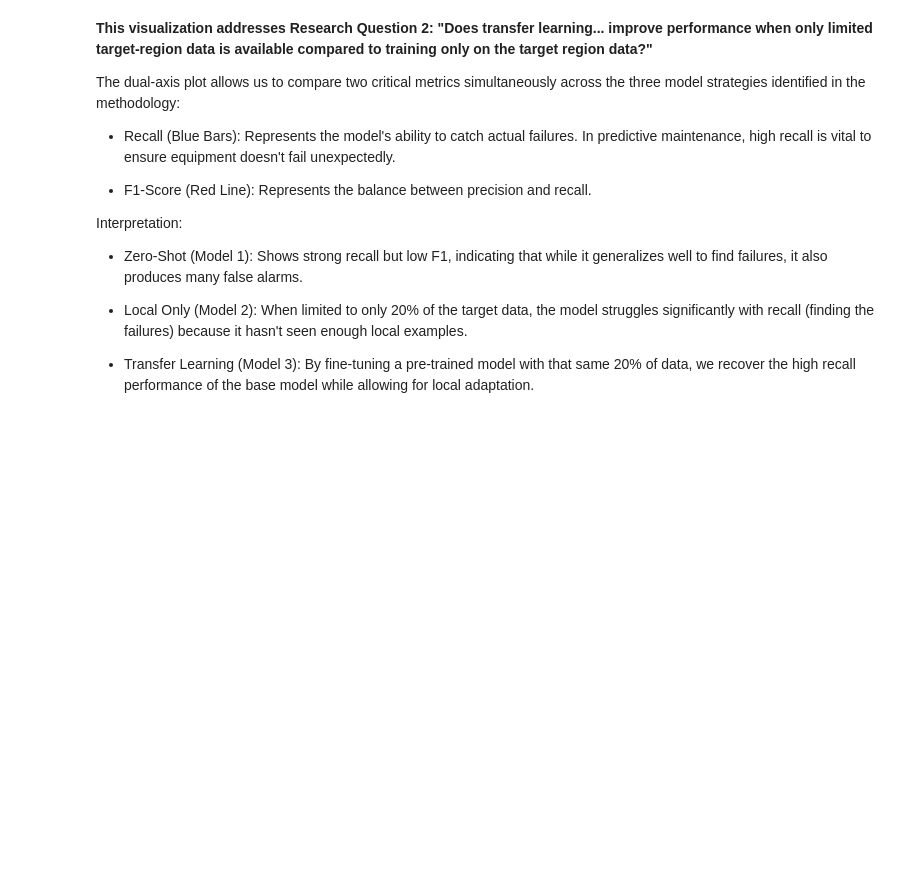
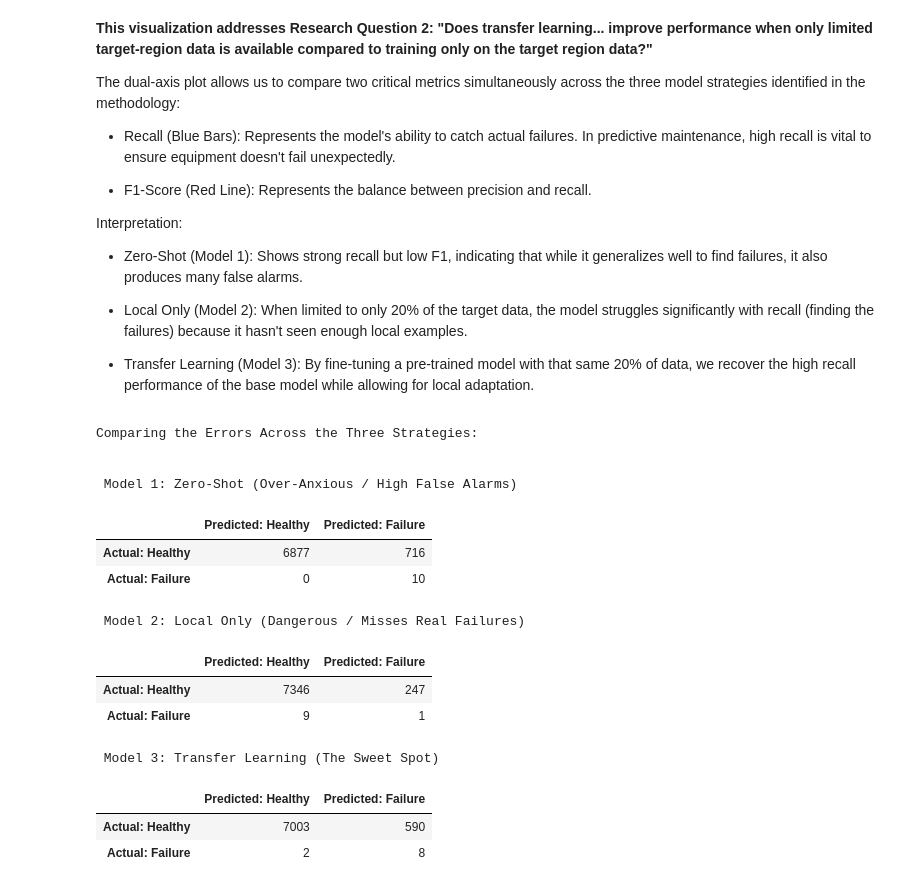
Before and after one commit to DGLRME-20-27-66/ME---Machine-Failure-NN, a Jupyter notebook: CODE Machine Failure ME NN.ipynb, the cells around one changed output. Drawn from its saved outputs; the diff is of its cells as text; code cells hidden in the pictures; blank space fills up the shorter version.

```diff
--- a/CODE Machine Failure ME NN.ipynb
+++ b/CODE Machine Failure ME NN.ipynb
@@ -758,3 +1044,56 @@ Interpretation:
 - Local Only (Model 2): When limited to only 20% of the target data, the model struggles significantly with recall (finding the failures) because it hasn't seen enough local examples.
 
 - Transfer Learning (Model 3): By fine-tuning a pre-trained model with that same 20% of data, we recover the high recall performance of the base model while allowing for local adaptation.
+# %%
+
+def highlight_errors(df):
+    styles = pd.DataFrame('', index=df.index, columns=df.columns)
+    error_style = 'background-color: #ffcccc; color: black;'
+
+    # Highlight False Positives and False Negatives
+    styles.iloc[0, 1] = error_style
+    styles.iloc[1, 0] = error_style
+    return styles
+
+
+def display_model_cm(model, model_name):
+    model.eval()
+    with torch.no_grad():
+        preds = (torch.sigmoid(model(X_tar_test_t)) >= 0.5).cpu().numpy().astype(int)
+
+    cm = confusion_matrix(y_target_test, preds)
+
+    cm_df = pd.DataFrame(
+        cm,
+        index=['Actual: Healthy', 'Actual: Failure'],
+        columns=['Predicted: Healthy', 'Predicted: Failure']
+    )
+
+
+    styled_cm = cm_df.style.apply(highlight_errors, axis=None).set_properties()
+
+    print(f"\n {model_name}")
+    display(styled_cm)
+
+
+print("Comparing the Errors Across the Three Strategies:\n")
+
+display_model_cm(base_model, "Model 1: Zero-Shot (Over-Anxious / High False Alarms)")
+display_model_cm(local_model, "Model 2: Local Only (Dangerous / Misses Real Failures)")
+display_model_cm(transfer_model, "Model 3: Transfer Learning (The Sweet Spot)")
+# %% [output]
+Comparing the Errors Across the Three Strategies:
+
+
+ Model 1: Zero-Shot (Over-Anxious / High False Alarms)
+|  | Predicted: Healthy | Predicted: Failure |
+| Actual: Healthy | 6877 | 716 |
+| Actual: Failure | 0 | 10 |
+ Model 2: Local Only (Dangerous / Misses Real Failures)
+|  | Predicted: Healthy | Predicted: Failure |
+| Actual: Healthy | 7346 | 247 |
+| Actual: Failure | 9 | 1 |
+ Model 3: Transfer Learning (The Sweet Spot)
+|  | Predicted: Healthy | Predicted: Failure |
+| Actual: Healthy | 7003 | 590 |
+| Actual: Failure | 2 | 8 |
```
Also changed, not shown: parts of 21 cells of this notebook.
